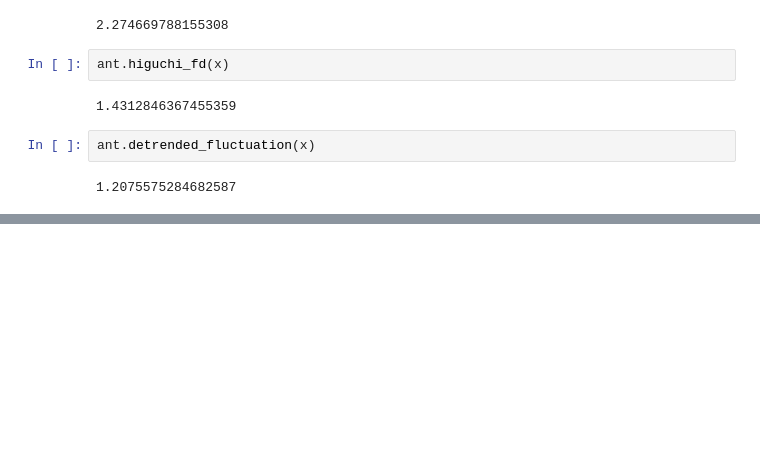
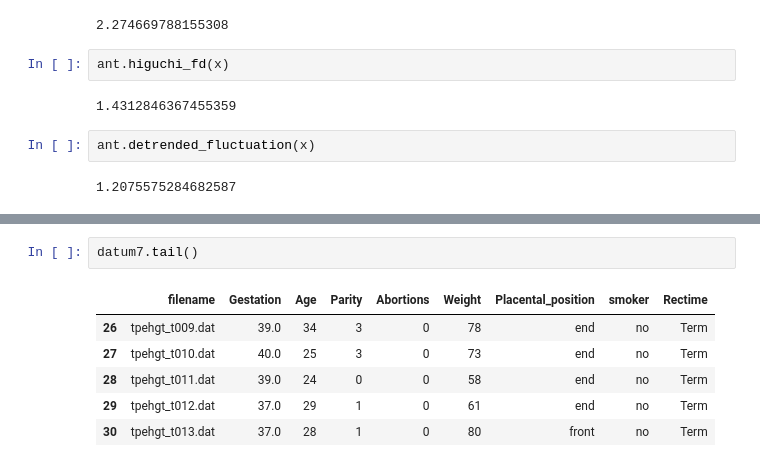
Before and after one commit to cluelescoder/Pre-Term, a Jupyter notebook: model.ipynb, the cells around one changed output, grey strips where cells are left out. Cells and saved outputs as stored; diff of their text form; blank space fills up the shorter version.

```diff
--- a/model.ipynb
+++ b/model.ipynb
@@ -239,0 +588,9 @@ ant.detrended_fluctuation(x)
+# %%
+datum7.tail()
+# %% [output]
+|  | filename | Gestation | Age | Parity | Abortions | Weight | Placental_position | smoker | Rectime |
+| 26 | tpehgt_t009.dat | 39.0 | 34 | 3 | 0 | 78 | end | no | Term |
+| 27 | tpehgt_t010.dat | 40.0 | 25 | 3 | 0 | 73 | end | no | Term |
+| 28 | tpehgt_t011.dat | 39.0 | 24 | 0 | 0 | 58 | end | no | Term |
+| 29 | tpehgt_t012.dat | 37.0 | 29 | 1 | 0 | 61 | end | no | Term |
+| 30 | tpehgt_t013.dat | 37.0 | 28 | 1 | 0 | 80 | front | no | Term |
```
Also changed, not shown: parts of 43 cells of this notebook, 5 other files.
